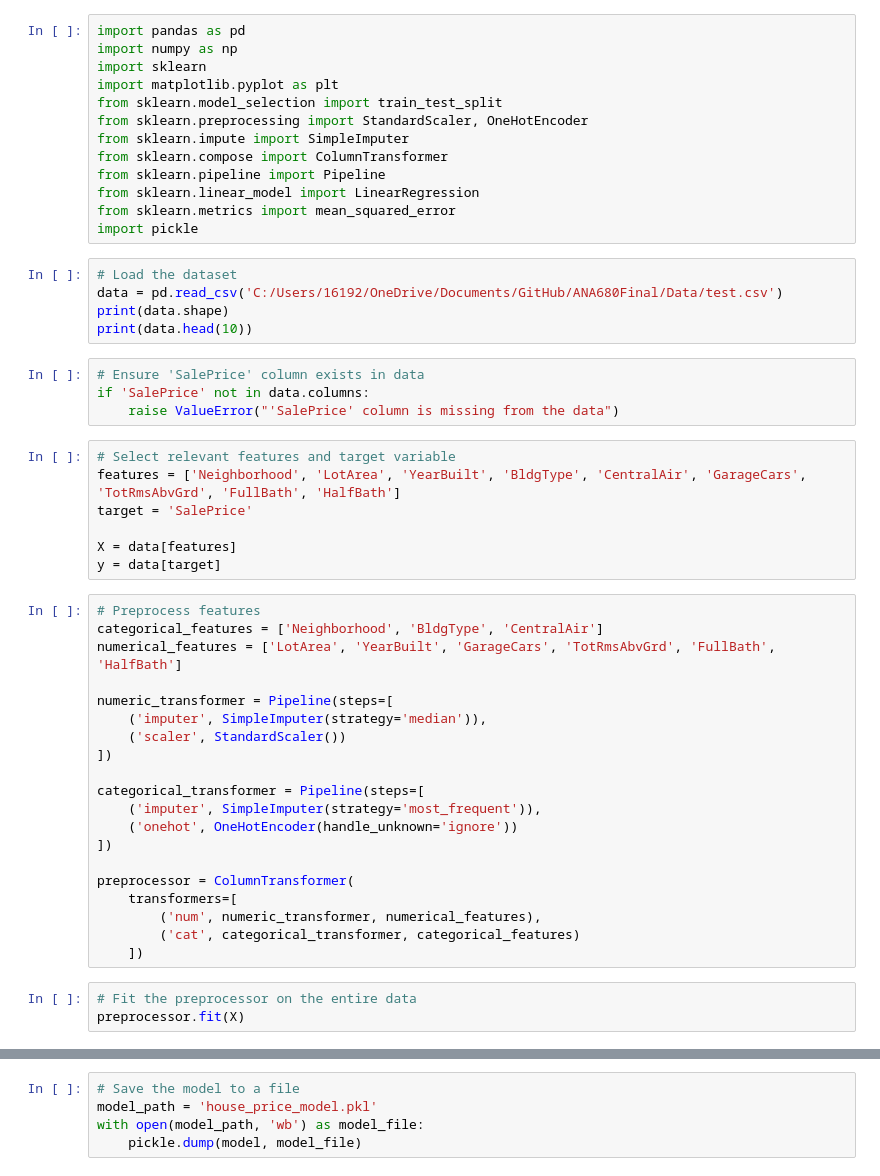
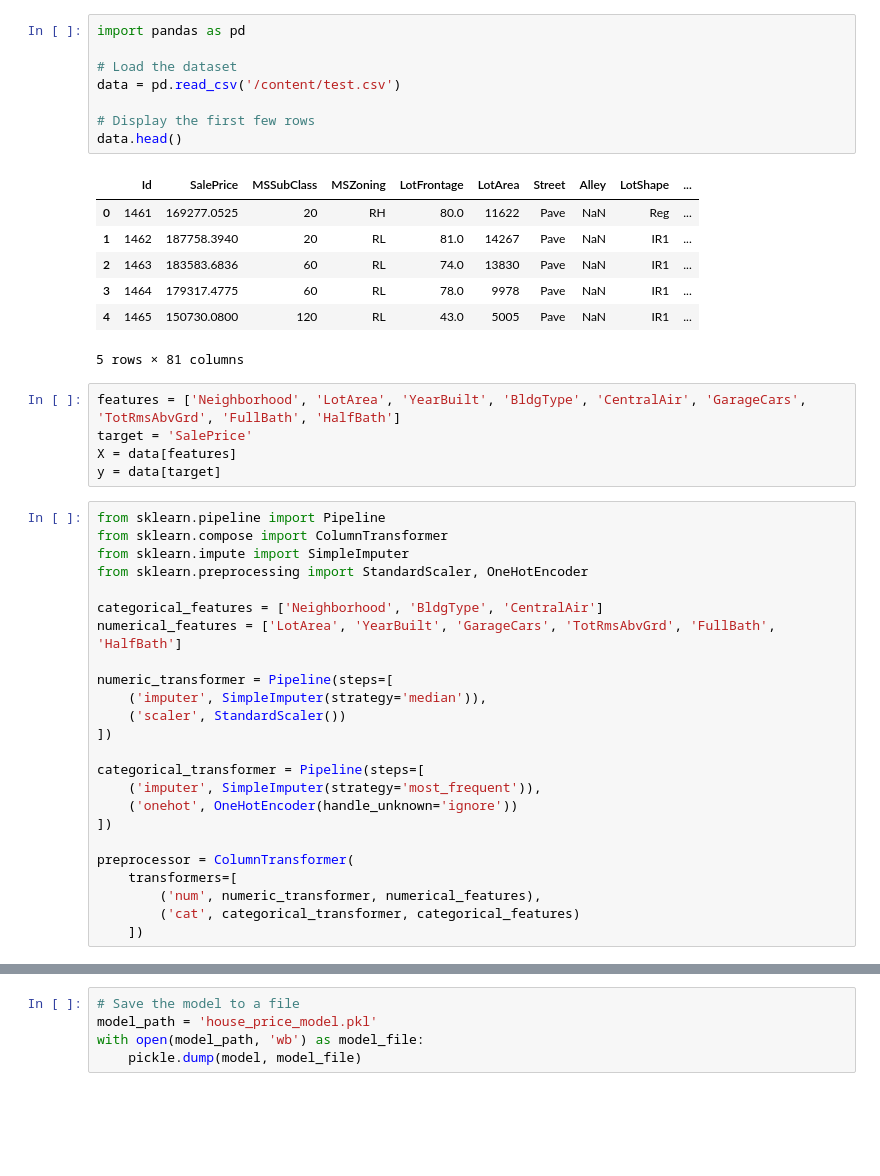
Before and after one commit to Da1212e77/ANA680Final, a Jupyter notebook: RealEstatePredictions.ipynb, the cells around one changed output, grey strips where cells are left out. Saved outputs shown, nothing was run; the diff lists cells and outputs as text; blank space fills up the shorter version.

```diff
--- a/RealEstatePredictions.ipynb
+++ b/RealEstatePredictions.ipynb
@@ -1,34 +1,30 @@
-# %%
-import pandas as pd
-import numpy as np
-import sklearn
-import matplotlib.pyplot as plt
-from sklearn.model_selection import train_test_split
-from sklearn.preprocessing import StandardScaler, OneHotEncoder
-from sklearn.impute import SimpleImputer
-from sklearn.compose import ColumnTransformer
-from sklearn.pipeline import Pipeline
-from sklearn.linear_model import LinearRegression
-from sklearn.metrics import mean_squared_error
-import pickle
 # %%
+import pandas as pd
+
 # Load the dataset
-data = pd.read_csv('C:/Users/16192/OneDrive/Documents/GitHub/ANA680Final/Data/test.csv')
-print(data.shape)
-print(data.head(10))
+data = pd.read_csv('/content/test.csv')
+
+# Display the first few rows
+data.head()
+# %% [output]
+|  | Id | SalePrice | MSSubClass | MSZoning | LotFrontage | LotArea | Street | Alley | LotShape | ... |
+| 0 | 1461 | 169277.0525 | 20 | RH | 80.0 | 11622 | Pave | NaN | Reg | ... |
+| 1 | 1462 | 187758.3940 | 20 | RL | 81.0 | 14267 | Pave | NaN | IR1 | ... |
+| 2 | 1463 | 183583.6836 | 60 | RL | 74.0 | 13830 | Pave | NaN | IR1 | ... |
+| 3 | 1464 | 179317.4775 | 60 | RL | 78.0 | 9978 | Pave | NaN | IR1 | ... |
+| 4 | 1465 | 150730.0800 | 120 | RL | 43.0 | 5005 | Pave | NaN | IR1 | ... |
+5 rows × 81 columns
-# %%
-# Ensure 'SalePrice' column exists in data
-if 'SalePrice' not in data.columns:
-    raise ValueError("'SalePrice' column is missing from the data")
 # %%
-# Select relevant features and target variable
 features = ['Neighborhood', 'LotArea', 'YearBuilt', 'BldgType', 'CentralAir', 'GarageCars', 'TotRmsAbvGrd', 'FullBath', 'HalfBath']
 target = 'SalePrice'
-
 X = data[features]
 y = data[target]
 # %%
-# Preprocess features
+from sklearn.pipeline import Pipeline
+from sklearn.compose import ColumnTransformer
+from sklearn.impute import SimpleImputer
+from sklearn.preprocessing import StandardScaler, OneHotEncoder
+
 categorical_features = ['Neighborhood', 'BldgType', 'CentralAir']
 numerical_features = ['LotArea', 'YearBuilt', 'GarageCars', 'TotRmsAbvGrd', 'FullBath', 'HalfBath']
 
@@ -47,7 +43,4 @@ preprocessor = ColumnTransformer(
         ('num', numeric_transformer, numerical_features),
         ('cat', categorical_transformer, categorical_features)
     ])
-# %%
-# Fit the preprocessor on the entire data
-preprocessor.fit(X)
 # %%
```
Also changed, not shown: parts of 11 cells of this notebook, 2 other files.
